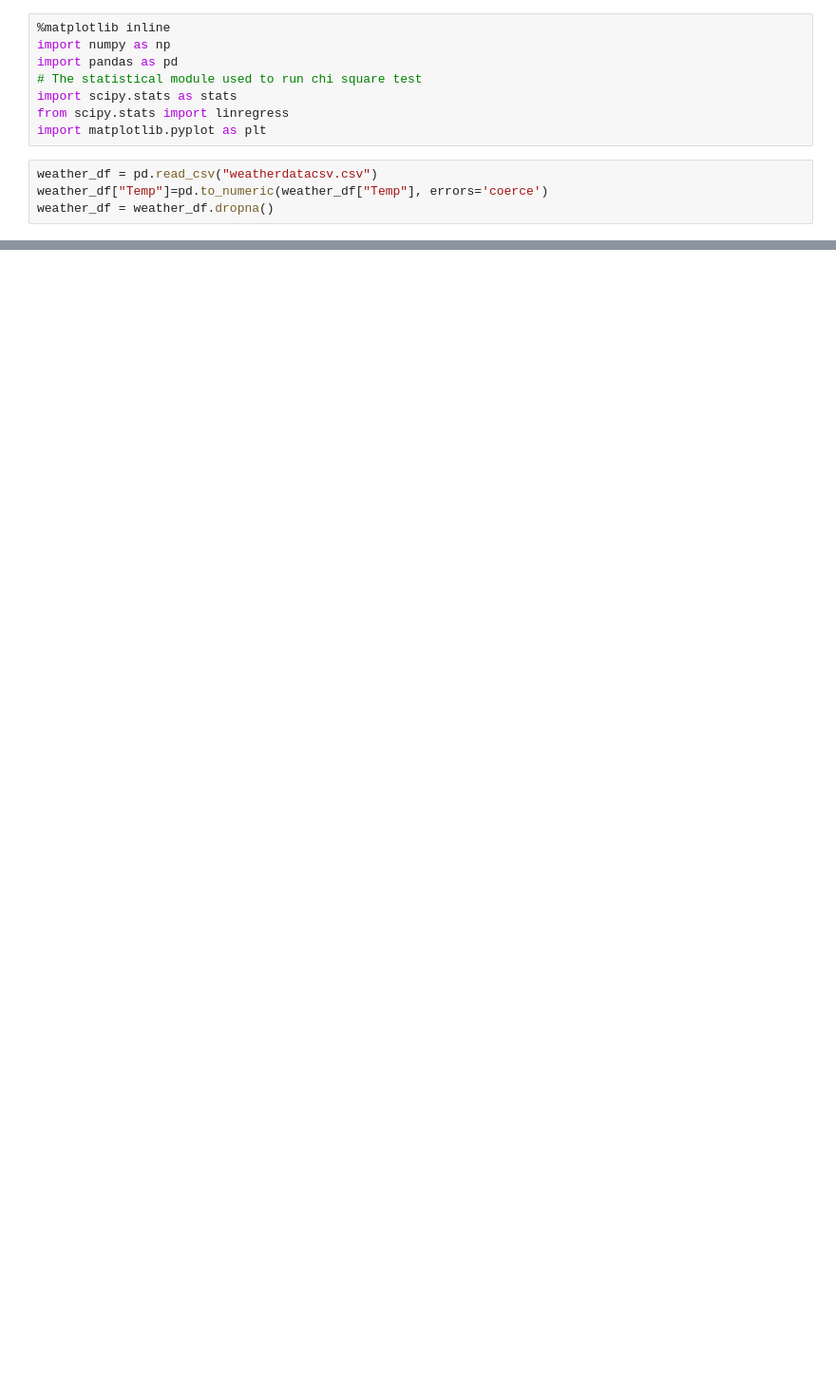
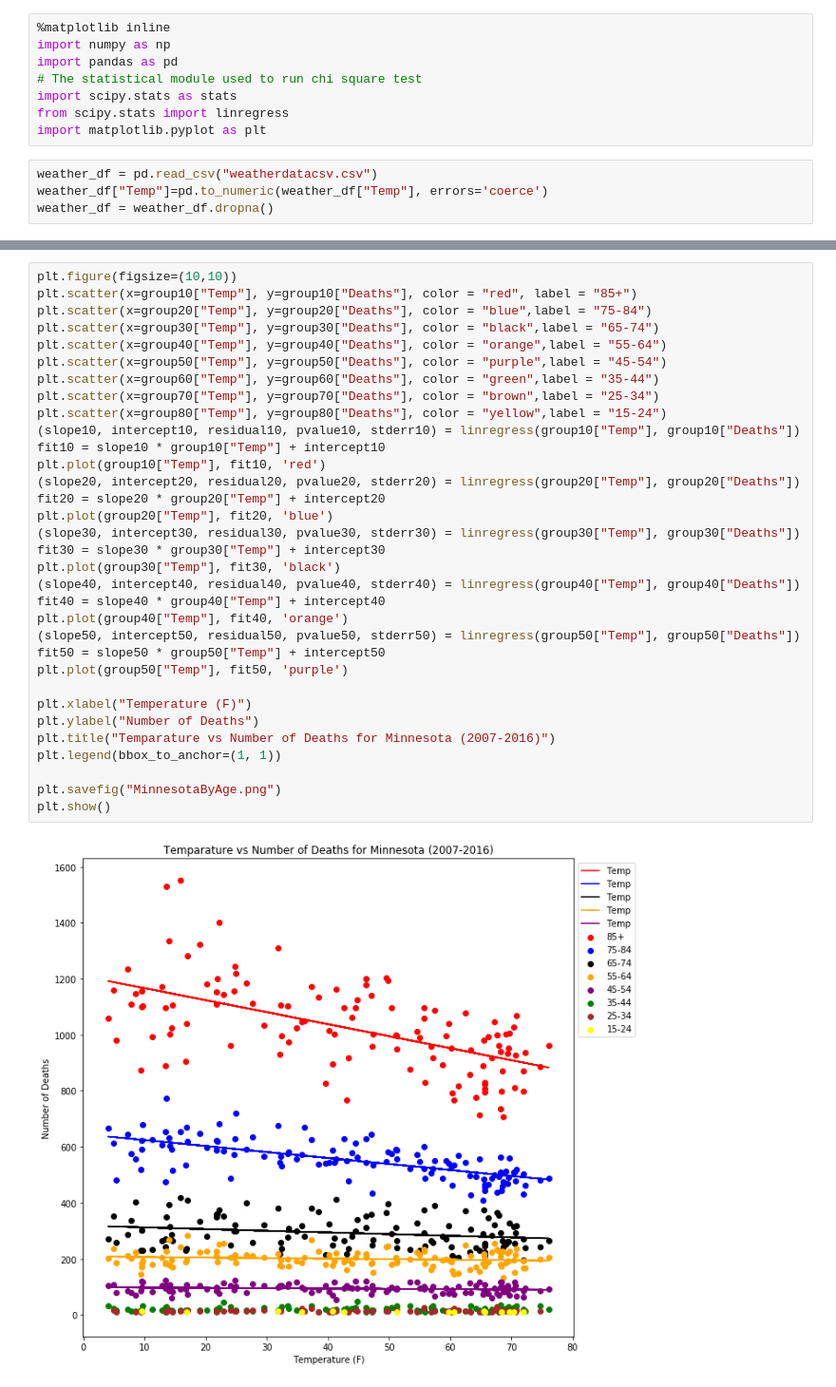
Before and after one commit to Carl2020/Sandbox, a Jupyter notebook: Code/ClimateData.ipynb, the cells around one changed output, grey strips where cells are left out. Shown: that part at 95% size. Cells and saved outputs as stored; diff of their text form; blank space fills up the shorter version.

```diff
--- a/Code/ClimateData.ipynb
+++ b/Code/ClimateData.ipynb
@@ -68 +139,36 @@ plt.savefig("HennepinByAge.png")
+# %%
+plt.figure(figsize=(10,10))
+plt.scatter(x=group10["Temp"], y=group10["Deaths"], color = "red", label = "85+")
+plt.scatter(x=group20["Temp"], y=group20["Deaths"], color = "blue",label = "75-84")
+plt.scatter(x=group30["Temp"], y=group30["Deaths"], color = "black",label = "65-74")
+plt.scatter(x=group40["Temp"], y=group40["Deaths"], color = "orange",label = "55-64")
+plt.scatter(x=group50["Temp"], y=group50["Deaths"], color = "purple",label = "45-54")
+plt.scatter(x=group60["Temp"], y=group60["Deaths"], color = "green",label = "35-44")
+plt.scatter(x=group70["Temp"], y=group70["Deaths"], color = "brown",label = "25-34")
+plt.scatter(x=group80["Temp"], y=group80["Deaths"], color = "yellow",label = "15-24")
+(slope10, intercept10, residual10, pvalue10, stderr10) = linregress(group10["Temp"], group10["Deaths"])
+fit10 = slope10 * group10["Temp"] + intercept10
+plt.plot(group10["Temp"], fit10, 'red')
+(slope20, intercept20, residual20, pvalue20, stderr20) = linregress(group20["Temp"], group20["Deaths"])
+fit20 = slope20 * group20["Temp"] + intercept20
+plt.plot(group20["Temp"], fit20, 'blue')
+(slope30, intercept30, residual30, pvalue30, stderr30) = linregress(group30["Temp"], group30["Deaths"])
+fit30 = slope30 * group30["Temp"] + intercept30
+plt.plot(group30["Temp"], fit30, 'black')
+(slope40, intercept40, residual40, pvalue40, stderr40) = linregress(group40["Temp"], group40["Deaths"])
+fit40 = slope40 * group40["Temp"] + intercept40
+plt.plot(group40["Temp"], fit40, 'orange')
+(slope50, intercept50, residual50, pvalue50, stderr50) = linregress(group50["Temp"], group50["Deaths"])
+fit50 = slope50 * group50["Temp"] + intercept50
+plt.plot(group50["Temp"], fit50, 'purple')
+
+plt.xlabel("Temperature (F)")
+plt.ylabel("Number of Deaths")
+plt.title("Temparature vs Number of Deaths for Minnesota (2007-2016)")
+plt.legend(bbox_to_anchor=(1, 1))
+
+plt.savefig("MinnesotaByAge.png")
+plt.show()
+# %% [output]
+[figure, added]
 # %%
```
Also changed, not shown: parts of 16 cells of this notebook, 10 other files.
